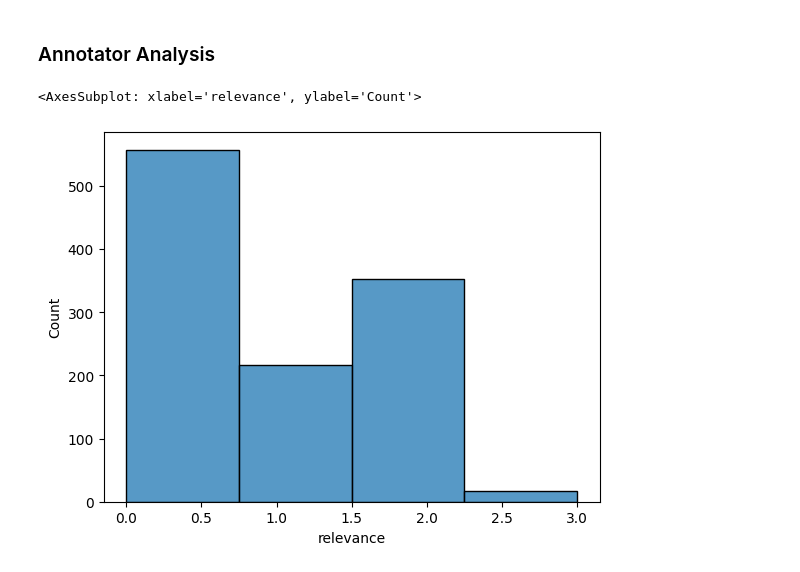
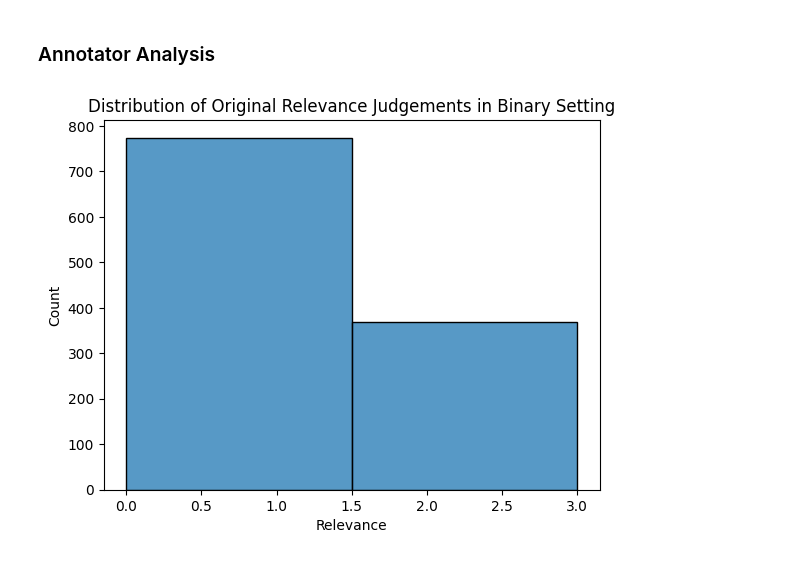
Before and after one commit to Parry-Parry/sigir25-annotation, a Jupyter notebook: analysis/annotator.ipynb, the cells around one changed output. Cells and saved outputs as stored; diff of their text form; code cells hidden in the pictures.

```diff
--- a/analysis/annotator.ipynb
+++ b/analysis/annotator.ipynb
@@ -350,7 +373,10 @@ original_qrels = original_qrels_filtered[original_qrels_filtered['doc_id'].isin(
 ### Annotator Analysis
 # %%
 # sns histogram of relevance
-sns.histplot(data=original_qrels_filtered, x='relevance', bins=4)
+ax = sns.histplot(data=original_qrels_filtered, x='relevance', bins=2)
+plt.title('Distribution of Original Relevance Judgements in Binary Setting')
+plt.xlabel('Relevance')
+plt.ylabel('Count')
+plt.show()
 # %% [output]
-<AxesSubplot: xlabel='relevance', ylabel='Count'>
-[figure, old version]
+[figure, new version]
```
Also changed, not shown: parts of 26 cells of this notebook.
